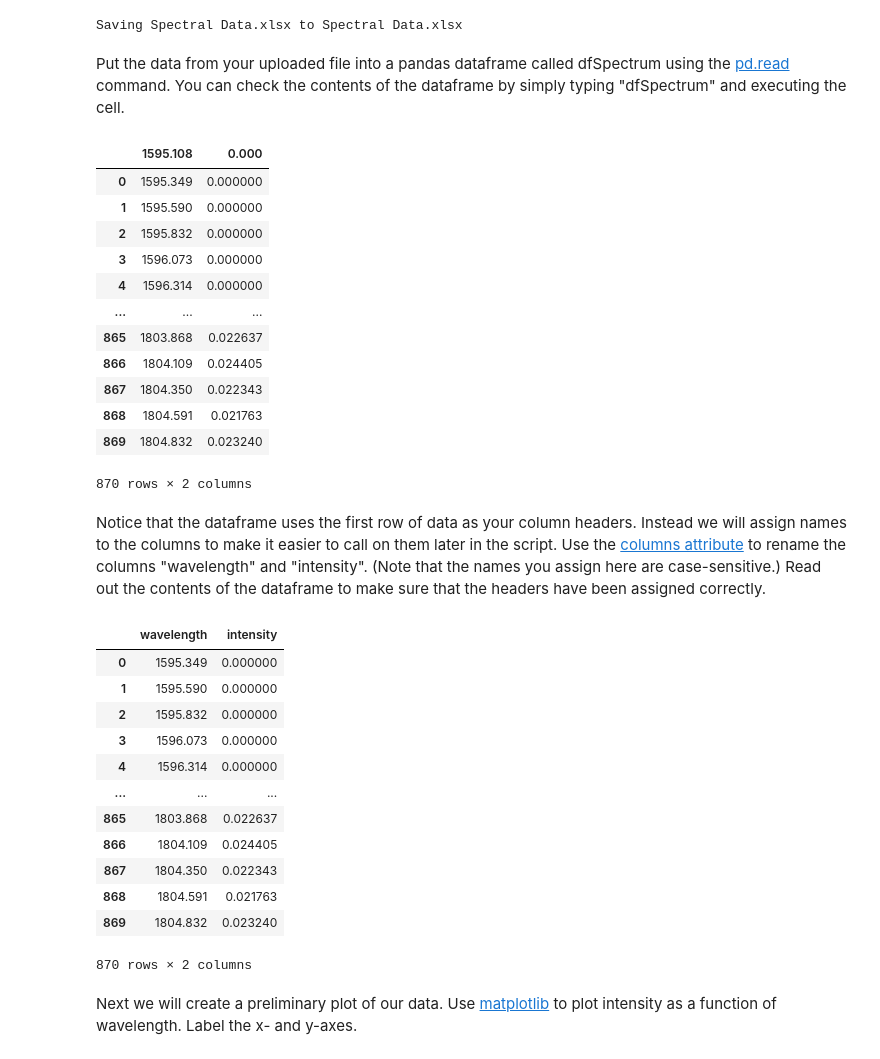
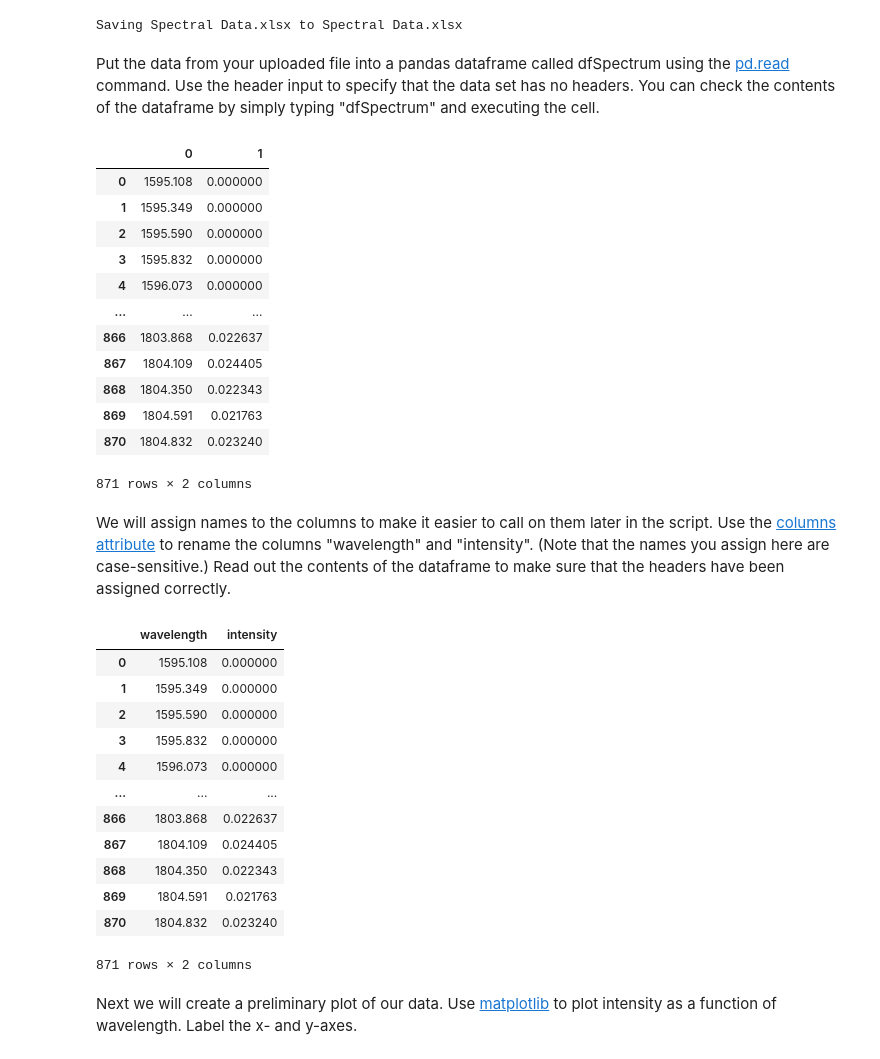
Before and after one commit to wphall/CO2-Equilibrium, a Jupyter notebook: Python_Introduction_KEY.ipynb, the cells around one changed output. Saved outputs shown, nothing was run; the diff lists cells and outputs as text; code cells hidden in the pictures.

```diff
--- a/Python_Introduction_KEY.ipynb
+++ b/Python_Introduction_KEY.ipynb
@@ -44,43 +44,43 @@ uploaded = files.upload()
 [interactive output not drawn]
 Saving Spectral Data.xlsx to Spectral Data.xlsx
 # %% [markdown]
-Put the data from your uploaded file into a pandas dataframe called dfSpectrum using the [pd.read](https://pandas.pydata.org/docs/reference/api/pandas.read_excel.html) command. You can check the contents of the dataframe by simply typing "dfSpectrum" and executing the cell.
+Put the data from your uploaded file into a pandas dataframe called dfSpectrum using the [pd.read](https://pandas.pydata.org/docs/reference/api/pandas.read_excel.html) command. Use the header input to specify that the data set has no headers. You can check the contents of the dataframe by simply typing "dfSpectrum" and executing the cell.
 # %%
-dfSpectrum=pd.read_excel("Spectral Data.xlsx", header='none')
+dfSpectrum=pd.read_excel("Spectral Data.xlsx", header=None)
 dfSpectrum
 # %% [output]
-|  | 1595.108 | 0.000 |
-| 0 | 1595.349 | 0.000000 |
-| 1 | 1595.590 | 0.000000 |
-| 2 | 1595.832 | 0.000000 |
-| 3 | 1596.073 | 0.000000 |
-| 4 | 1596.314 | 0.000000 |
+|  | 0 | 1 |
+| 0 | 1595.108 | 0.000000 |
+| 1 | 1595.349 | 0.000000 |
+| 2 | 1595.590 | 0.000000 |
+| 3 | 1595.832 | 0.000000 |
+| 4 | 1596.073 | 0.000000 |
 | ... | ... | ... |
-| 865 | 1803.868 | 0.022637 |
-| 866 | 1804.109 | 0.024405 |
-| 867 | 1804.350 | 0.022343 |
-| 868 | 1804.591 | 0.021763 |
-| 869 | 1804.832 | 0.023240 |
+| 866 | 1803.868 | 0.022637 |
+| 867 | 1804.109 | 0.024405 |
+| 868 | 1804.350 | 0.022343 |
+| 869 | 1804.591 | 0.021763 |
+| 870 | 1804.832 | 0.023240 |
-870 rows × 2 columns
+871 rows × 2 columns
 # %% [markdown]
-Notice that the dataframe uses the first row of data as your column headers. Instead we will assign names to the columns to make it easier to call on them later in the script. Use the [columns attribute](https://www.geeksforgeeks.org/add-column-names-to-dataframe-in-pandas/) to rename the columns "wavelength" and "intensity". (Note that the names you assign here are case-sensitive.) Read out the contents of the dataframe to make sure that the headers have been assigned correctly.
+We will assign names to the columns to make it easier to call on them later in the script. Use the [columns attribute](https://www.geeksforgeeks.org/add-column-names-to-dataframe-in-pandas/) to rename the columns "wavelength" and "intensity". (Note that the names you assign here are case-sensitive.) Read out the contents of the dataframe to make sure that the headers have been assigned correctly.
 # %%
 dfSpectrum.columns=['wavelength','intensity']
 dfSpectrum
 # %% [output]
 |  | wavelength | intensity |
-| 0 | 1595.349 | 0.000000 |
-| 1 | 1595.590 | 0.000000 |
-| 2 | 1595.832 | 0.000000 |
-| 3 | 1596.073 | 0.000000 |
-| 4 | 1596.314 | 0.000000 |
+| 0 | 1595.108 | 0.000000 |
+| 1 | 1595.349 | 0.000000 |
+| 2 | 1595.590 | 0.000000 |
+| 3 | 1595.832 | 0.000000 |
+| 4 | 1596.073 | 0.000000 |
 | ... | ... | ... |
-| 865 | 1803.868 | 0.022637 |
-| 866 | 1804.109 | 0.024405 |
-| 867 | 1804.350 | 0.022343 |
-| 868 | 1804.591 | 0.021763 |
-| 869 | 1804.832 | 0.023240 |
+| 866 | 1803.868 | 0.022637 |
+| 867 | 1804.109 | 0.024405 |
+| 868 | 1804.350 | 0.022343 |
+| 869 | 1804.591 | 0.021763 |
+| 870 | 1804.832 | 0.023240 |
-870 rows × 2 columns
+871 rows × 2 columns
 # %% [markdown]
 Next we will create a preliminary plot of our data. Use [matplotlib](https://matplotlib.org/stable/tutorials/pyplot.html) to plot intensity as a function of wavelength. Label the x- and y-axes.
 # %%
```
Also changed, not shown: parts of 7 cells of this notebook.
